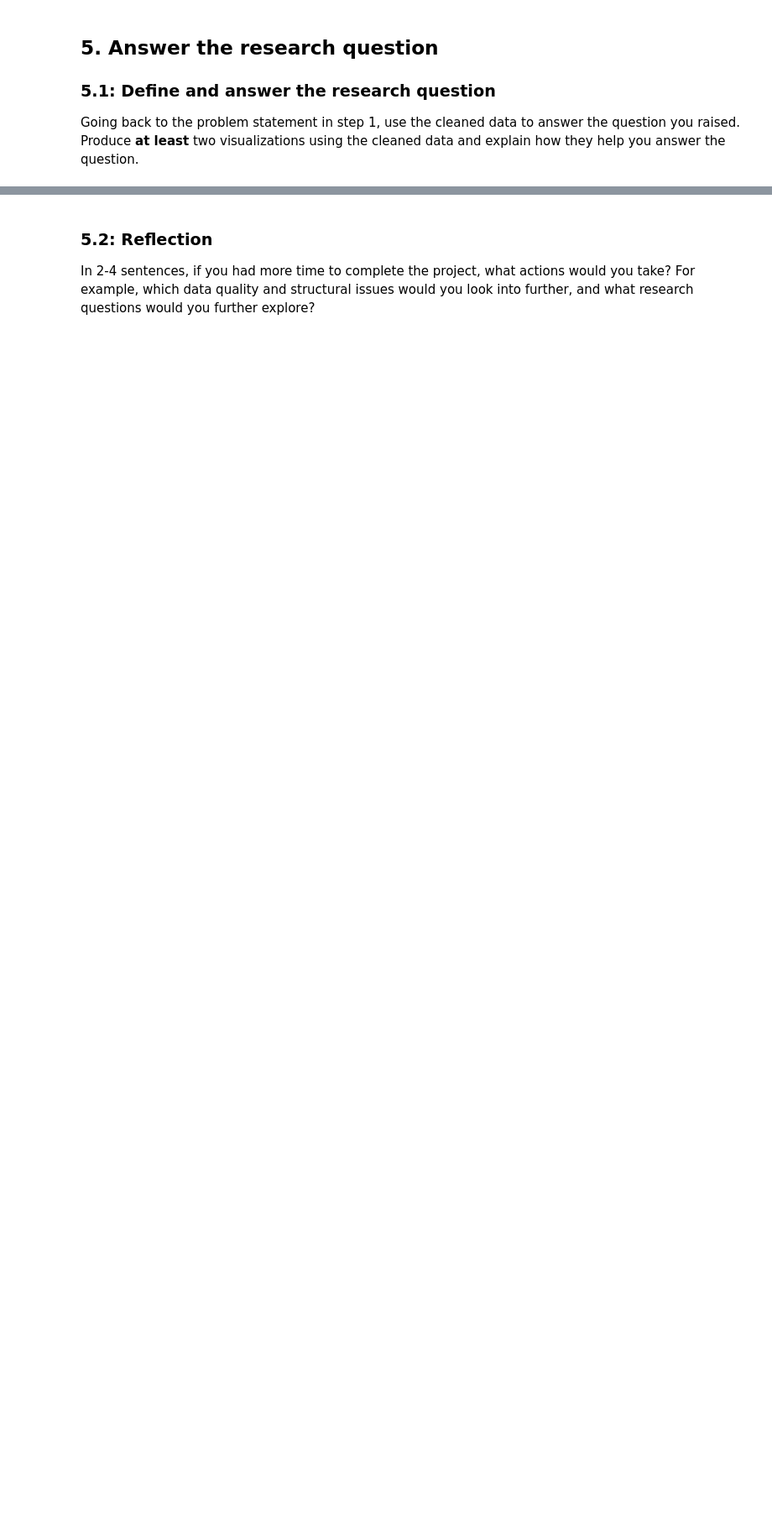
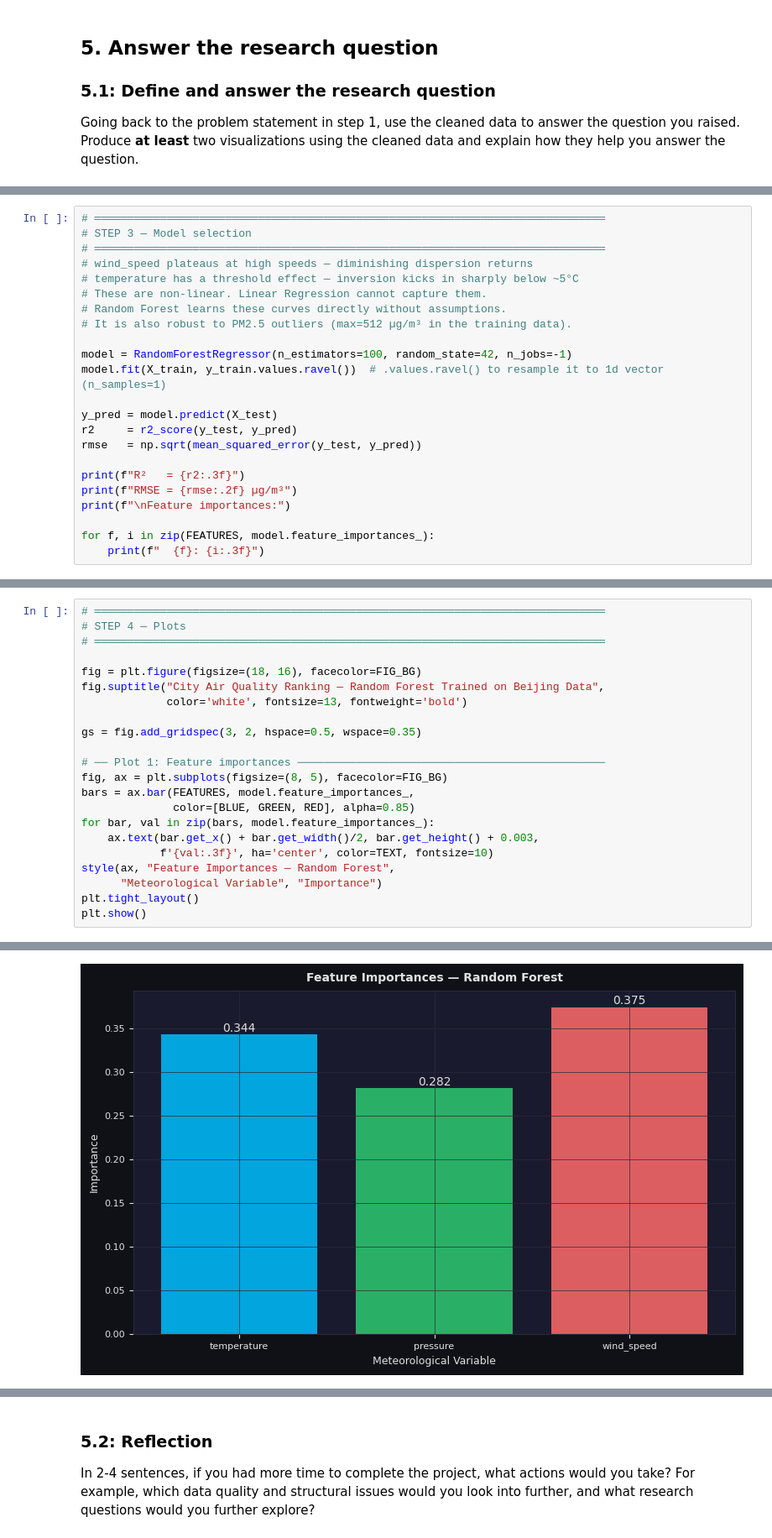
Before and after one commit to eedygreen/AI-Infrastructure, a Jupyter notebook: Projects/data_analysis/Determine_Urban_Air_Quality_with_data/Determine_Urban_Air_Quality_with_Data.ipynb, the cells around one changed output, grey strips where cells are left out. Shown at 84% size. Drawn from its saved outputs; the diff is of its cells as text; blank space fills up the shorter version.

Commit message:
fix: update Determine_Urban_Air_Quality_with_Data.ipynb

```diff
--- a/Projects/data_analysis/Determine_Urban_Air_Quality_with_data/Determine_Urban_Air_Quality_with_Data.ipynb
+++ b/Projects/data_analysis/Determine_Urban_Air_Quality_with_data/Determine_Urban_Air_Quality_with_Data.ipynb
@@ -252,0 +1078,23 @@ Going back to the problem statement in step 1, use the cleaned data to answer th
+# %%
+# ══════════════════════════════════════════════════════════════════════════════
+# STEP 3 — Model selection
+# ══════════════════════════════════════════════════════════════════════════════
+# wind_speed plateaus at high speeds — diminishing dispersion returns
+# temperature has a threshold effect — inversion kicks in sharply below ~5°C
+# These are non-linear. Linear Regression cannot capture them.
+# Random Forest learns these curves directly without assumptions.
+# It is also robust to PM2.5 outliers (max=512 µg/m³ in the training data).
+
+model = RandomForestRegressor(n_estimators=100, random_state=42, n_jobs=-1)
+model.fit(X_train, y_train.values.ravel())  # .values.ravel() to resample it to 1d vector (n_samples=1)
+
+y_pred = model.predict(X_test)
+r2     = r2_score(y_test, y_pred)
+rmse   = np.sqrt(mean_squared_error(y_test, y_pred))
+
+print(f"R²   = {r2:.3f}")
+print(f"RMSE = {rmse:.2f} µg/m³")
+print(f"\nFeature importances:")
+
+for f, i in zip(FEATURES, model.feature_importances_):
+    print(f"  {f}: {i:.3f}")
@@ -252,0 +1142,23 @@ Going back to the problem statement in step 1, use the cleaned data to answer th
+# %%
+# ══════════════════════════════════════════════════════════════════════════════
+# STEP 4 — Plots
+# ══════════════════════════════════════════════════════════════════════════════
+
+fig = plt.figure(figsize=(18, 16), facecolor=FIG_BG)
+fig.suptitle("City Air Quality Ranking — Random Forest Trained on Beijing Data",
+             color='white', fontsize=13, fontweight='bold')
+
+gs = fig.add_gridspec(3, 2, hspace=0.5, wspace=0.35)
+
+# ── Plot 1: Feature importances ───────────────────────────────────────────────
+fig, ax = plt.subplots(figsize=(8, 5), facecolor=FIG_BG)
+bars = ax.bar(FEATURES, model.feature_importances_,
+              color=[BLUE, GREEN, RED], alpha=0.85)
+for bar, val in zip(bars, model.feature_importances_):
+    ax.text(bar.get_x() + bar.get_width()/2, bar.get_height() + 0.003,
+            f'{val:.3f}', ha='center', color=TEXT, fontsize=10)
+style(ax, "Feature Importances — Random Forest",
+      "Meteorological Variable", "Importance")
+plt.tight_layout()
+plt.show()
+# %% [output]
@@ -252,0 +1166 @@ Going back to the problem statement in step 1, use the cleaned data to answer th
+[figure, added]
```
Also changed, not shown: parts of 168 cells of this notebook.
